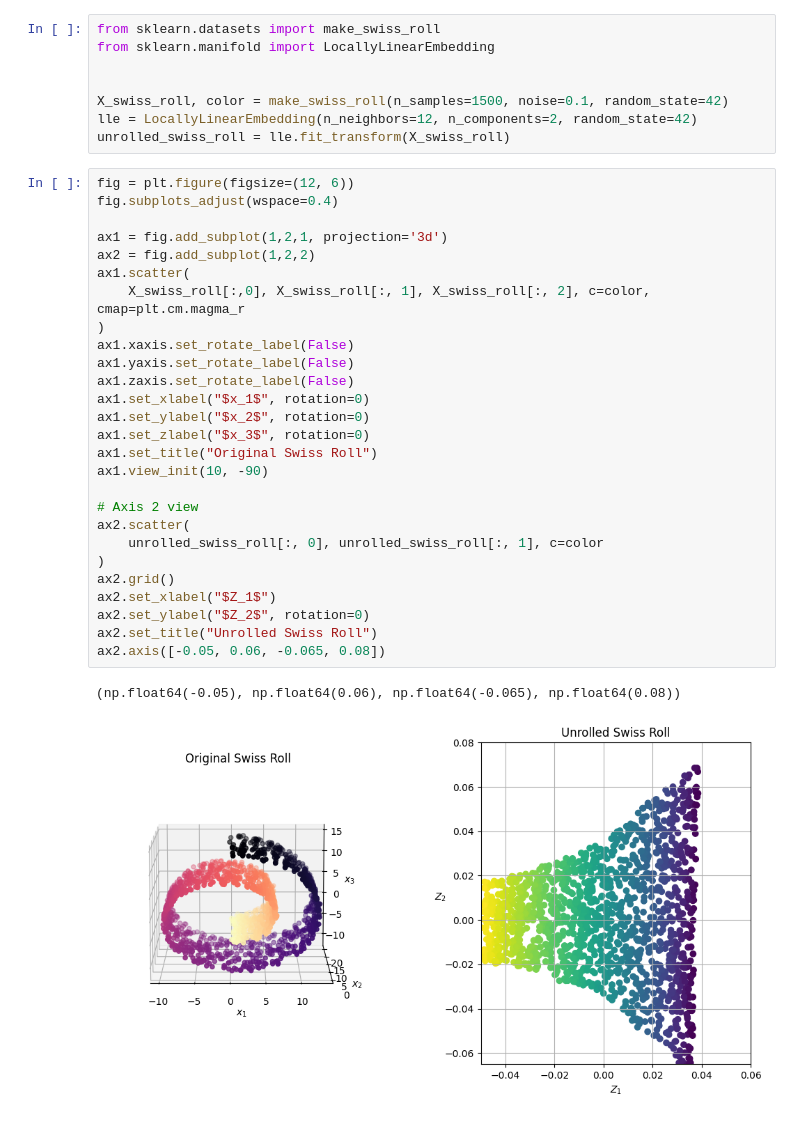
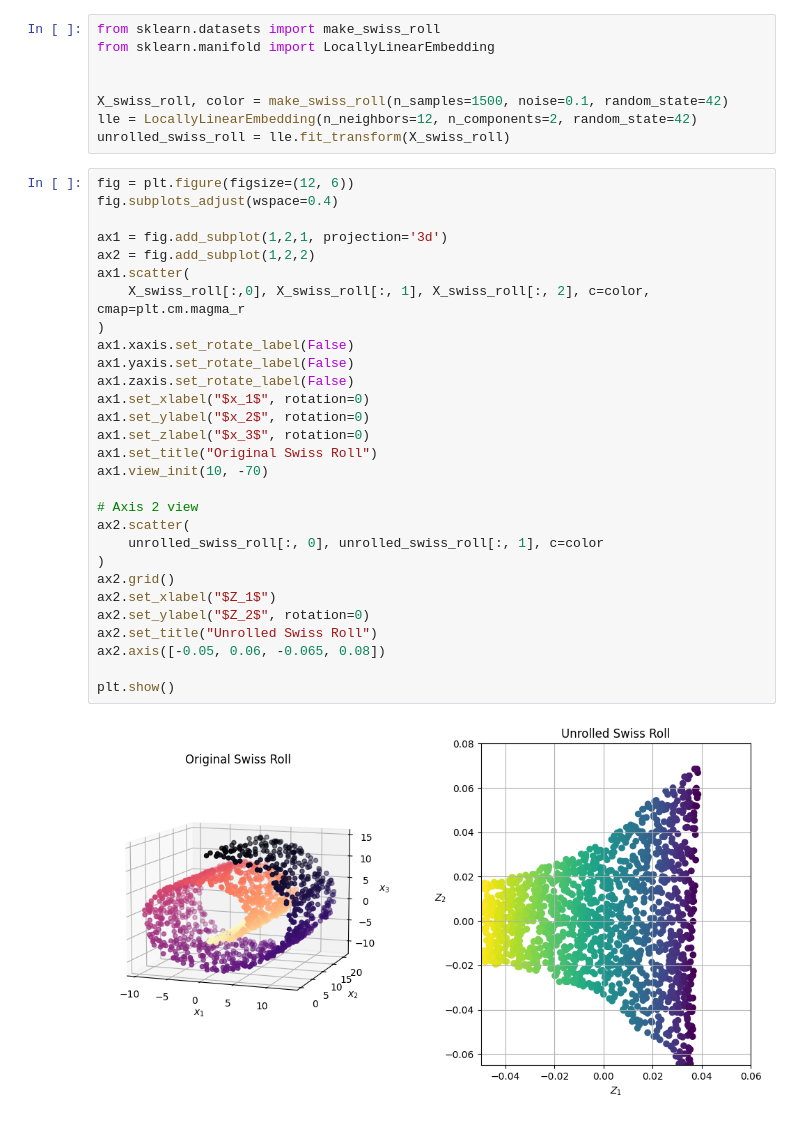
Before and after one commit to sunodmongia/PCA, a Jupyter notebook: dimensional_PCA.ipynb, the cells around one changed output. Saved outputs shown, nothing was run; the diff lists cells and outputs as text.

```diff
--- a/dimensional_PCA.ipynb
+++ b/dimensional_PCA.ipynb
@@ -337,30 +337,31 @@ unrolled_swiss_roll = lle.fit_transform(X_swiss_roll)
 # %%
 fig = plt.figure(figsize=(12, 6))
 fig.subplots_adjust(wspace=0.4)
 
 ax1 = fig.add_subplot(1,2,1, projection='3d')
 ax2 = fig.add_subplot(1,2,2)
 ax1.scatter(
     X_swiss_roll[:,0], X_swiss_roll[:, 1], X_swiss_roll[:, 2], c=color, cmap=plt.cm.magma_r
 )
 ax1.xaxis.set_rotate_label(False)
 ax1.yaxis.set_rotate_label(False)
 ax1.zaxis.set_rotate_label(False)
 ax1.set_xlabel("$x_1$", rotation=0)
 ax1.set_ylabel("$x_2$", rotation=0)
 ax1.set_zlabel("$x_3$", rotation=0)
 ax1.set_title("Original Swiss Roll")
-ax1.view_init(10, -90)
+ax1.view_init(10, -70)
 
 # Axis 2 view
 ax2.scatter(
     unrolled_swiss_roll[:, 0], unrolled_swiss_roll[:, 1], c=color
 )
 ax2.grid()
 ax2.set_xlabel("$Z_1$")
 ax2.set_ylabel("$Z_2$", rotation=0)
 ax2.set_title("Unrolled Swiss Roll")
 ax2.axis([-0.05, 0.06, -0.065, 0.08])
+
+plt.show()
 # %% [output]
-(np.float64(-0.05), np.float64(0.06), np.float64(-0.065), np.float64(0.08))
-[figure, old version]
+[figure, new version]
```
Also changed, not shown: parts of 17 cells of this notebook.
